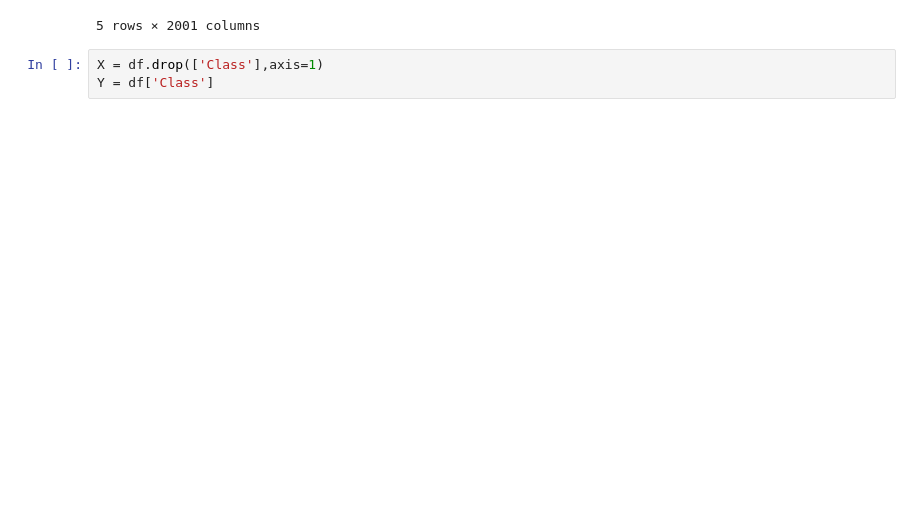
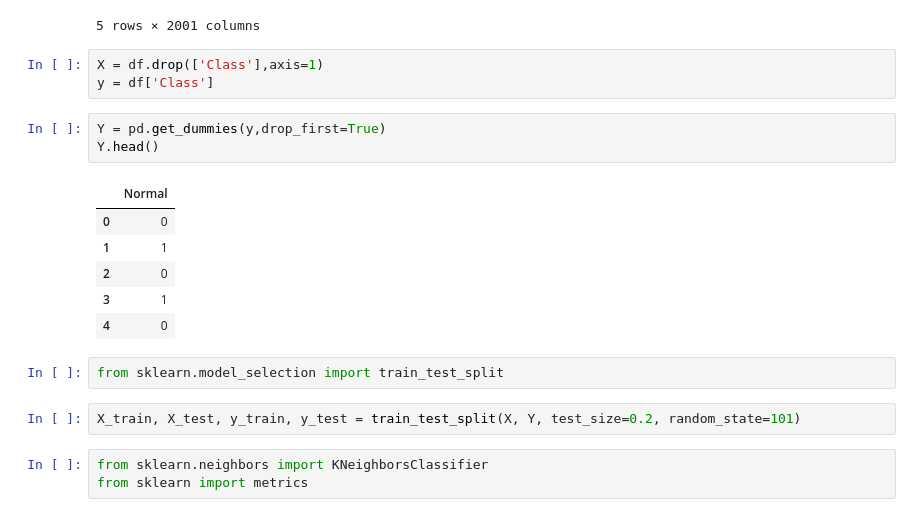
Before and after one commit to SohelRaja/Ensemble-Classifier-Model, a Jupyter notebook: classifier1.ipynb, the cells around one changed output. Saved outputs shown, nothing was run; the diff lists cells and outputs as text; blank space fills up the shorter version.

```diff
--- a/classifier1.ipynb
+++ b/classifier1.ipynb
@@ -114,4 +114,21 @@ df.head()
 5 rows × 2001 columns
 # %%
 X = df.drop(['Class'],axis=1)
-Y = df['Class']
+y = df['Class']
+# %%
+Y = pd.get_dummies(y,drop_first=True)
+Y.head()
+# %% [output]
+|  | Normal |
+| 0 | 0 |
+| 1 | 1 |
+| 2 | 0 |
+| 3 | 1 |
+| 4 | 0 |
+# %%
+from sklearn.model_selection import train_test_split
+# %%
+X_train, X_test, y_train, y_test = train_test_split(X, Y, test_size=0.2, random_state=101)
+# %%
+from sklearn.neighbors import KNeighborsClassifier
+from sklearn import metrics
```
Also changed, not shown: parts of 11 cells of this notebook.
